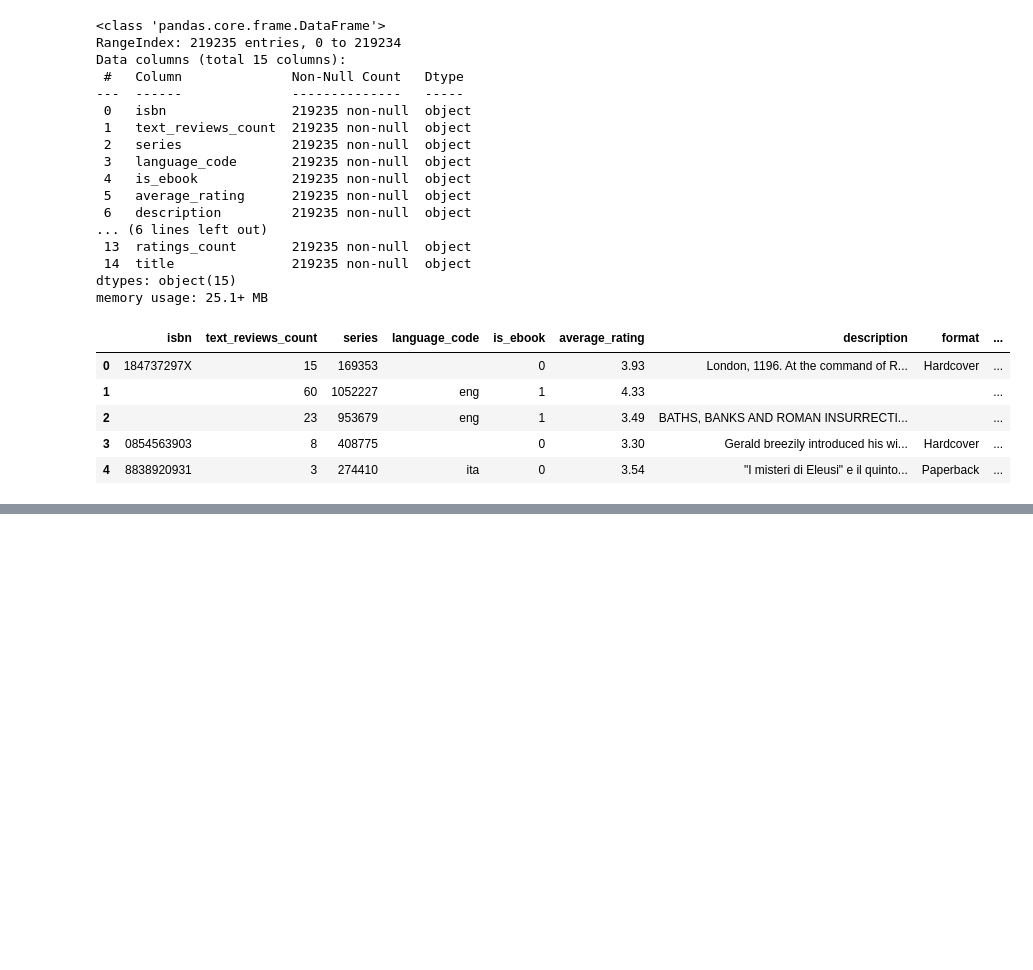
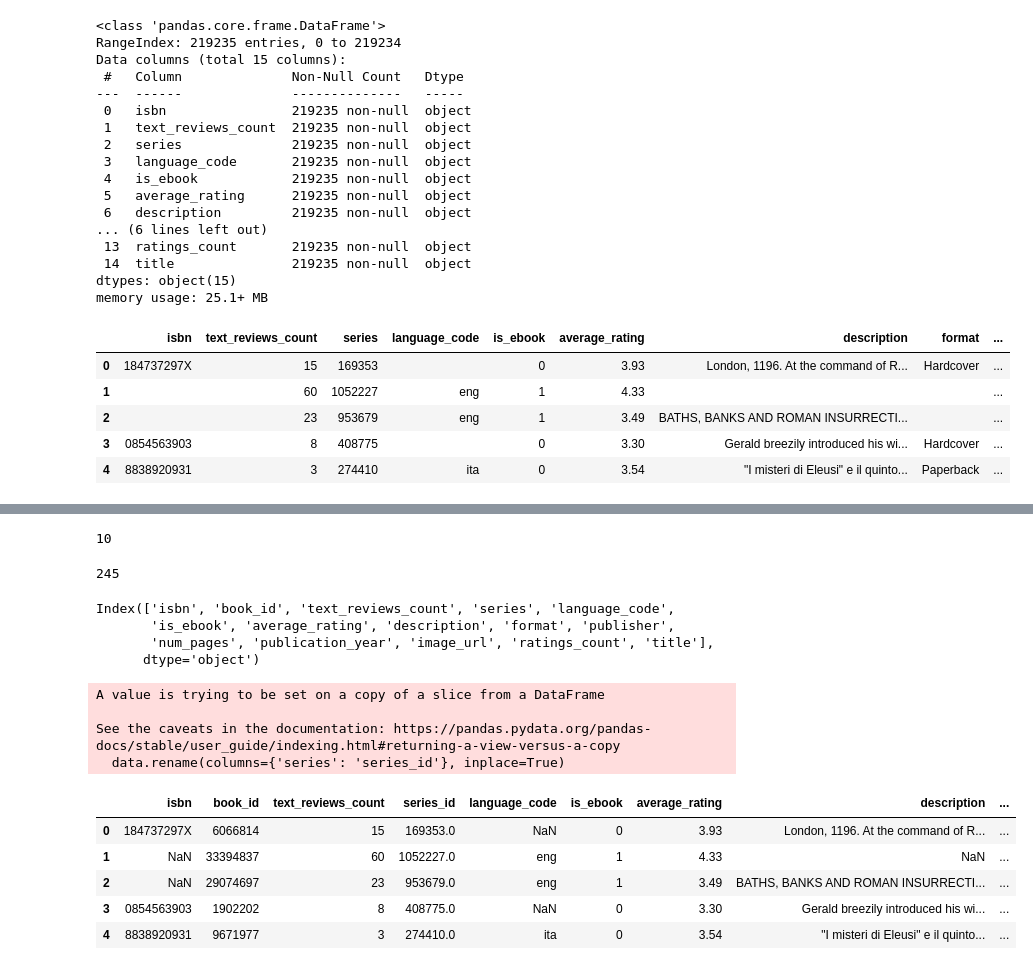
Before and after one commit to RenisaPati/CIS5500_Project_Group44, a Jupyter notebook: Data_Preprocessing/Books_Preprocessing_ST.ipynb, the cells around one changed output, grey strips where cells are left out. Cells and saved outputs as stored; diff of their text form; code cells hidden in the pictures; blank space fills up the shorter version.

```diff
--- a/Data_Preprocessing/Books_Preprocessing_ST.ipynb
+++ b/Data_Preprocessing/Books_Preprocessing_ST.ipynb
@@ -357,0 +400,2 @@ books_cleaned.to_csv(join(dir, 'CleanedFilesForDB/books.csv'), header=True)
+# %%
+data = pd.read_csv(join(dir, 'CleanedFilesForDB/books.csv'))
@@ -357,0 +422,36 @@ books_cleaned.to_csv(join(dir, 'CleanedFilesForDB/books.csv'), header=True)
+# %%
+max(data.isbn.map(str).apply(len))
+# %% [output]
+10
+# %%
+import numpy as np
+
+
+max(data.title.astype(str).apply(len))
+# %% [output]
+245
+# %%
+data = data[['isbn', 'book_id', 'text_reviews_count', 'series', 'language_code', 'is_ebook', 'average_rating', 'description', 'format', 'publisher', 'num_pages', 'publication_year', 'image_url', 'ratings_count', 'title']]
+# %%
+data.columns
+# %% [output]
+Index(['isbn', 'book_id', 'text_reviews_count', 'series', 'language_code',
+       'is_ebook', 'average_rating', 'description', 'format', 'publisher',
+       'num_pages', 'publication_year', 'image_url', 'ratings_count', 'title'],
+      dtype='object')
+# %%
+data.rename(columns={'series': 'series_id'}, inplace=True)
+# %% [output]
+A value is trying to be set on a copy of a slice from a DataFrame
+
+See the caveats in the documentation: https://pandas.pydata.org/pandas-docs/stable/user_guide/indexing.html#returning-a-view-versus-a-copy
+  data.rename(columns={'series': 'series_id'}, inplace=True)
+# %%
+data.head()
+# %% [output]
+|  | isbn | book_id | text_reviews_count | series_id | language_code | is_ebook | average_rating | description | ... |
+| 0 | 184737297X | 6066814 | 15 | 169353.0 | NaN | 0 | 3.93 | London, 1196. At the command of R... | ... |
+| 1 | NaN | 33394837 | 60 | 1052227.0 | eng | 1 | 4.33 | NaN | ... |
+| 2 | NaN | 29074697 | 23 | 953679.0 | eng | 1 | 3.49 | BATHS, BANKS AND ROMAN INSURRECTI... | ... |
+| 3 | 0854563903 | 1902202 | 8 | 408775.0 | NaN | 0 | 3.30 | Gerald breezily introduced his wi... | ... |
+| 4 | 8838920931 | 9671977 | 3 | 274410.0 | ita | 0 | 3.54 | "I misteri di Eleusi" e il quinto... | ... |
```
Also changed, not shown: parts of 18 cells of this notebook.
